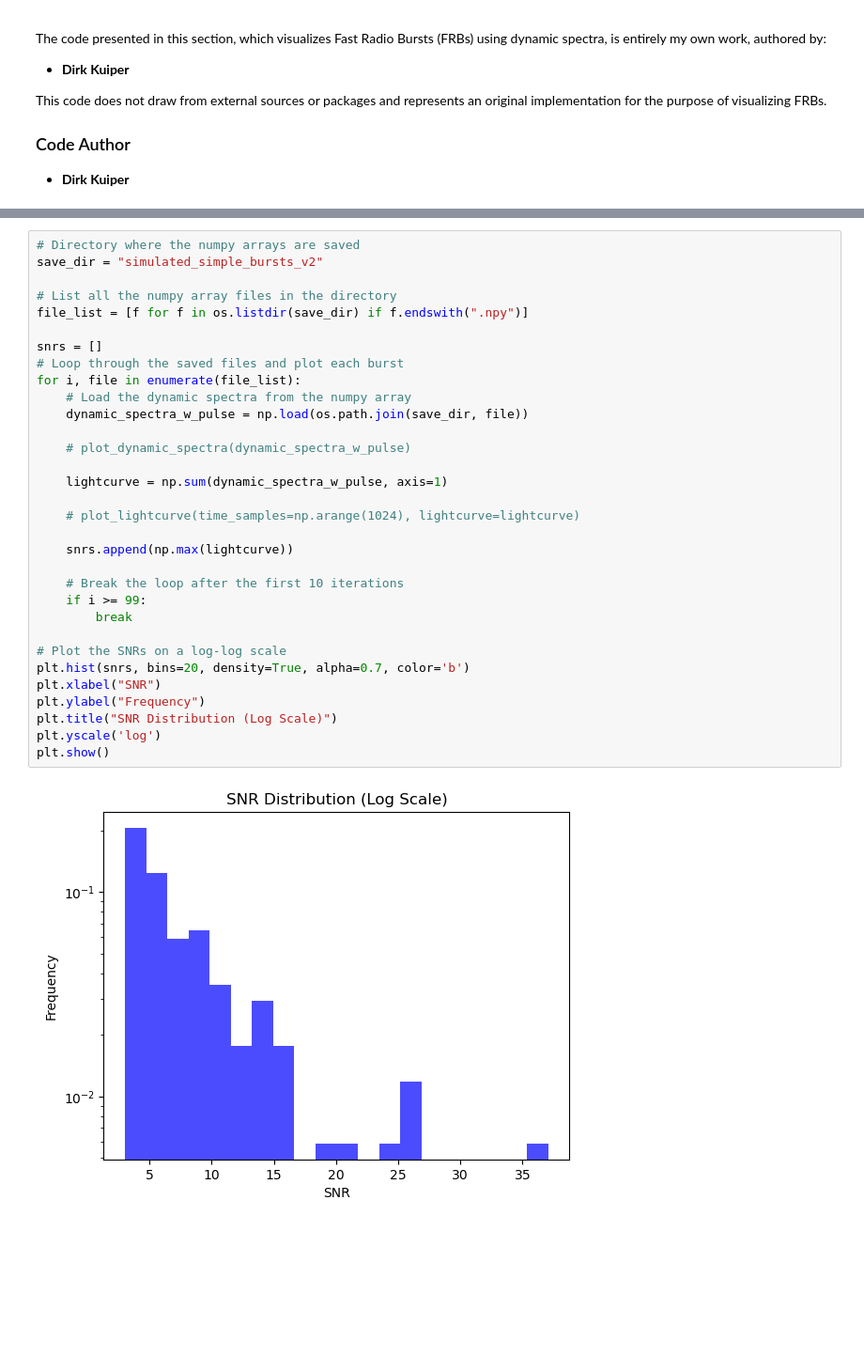
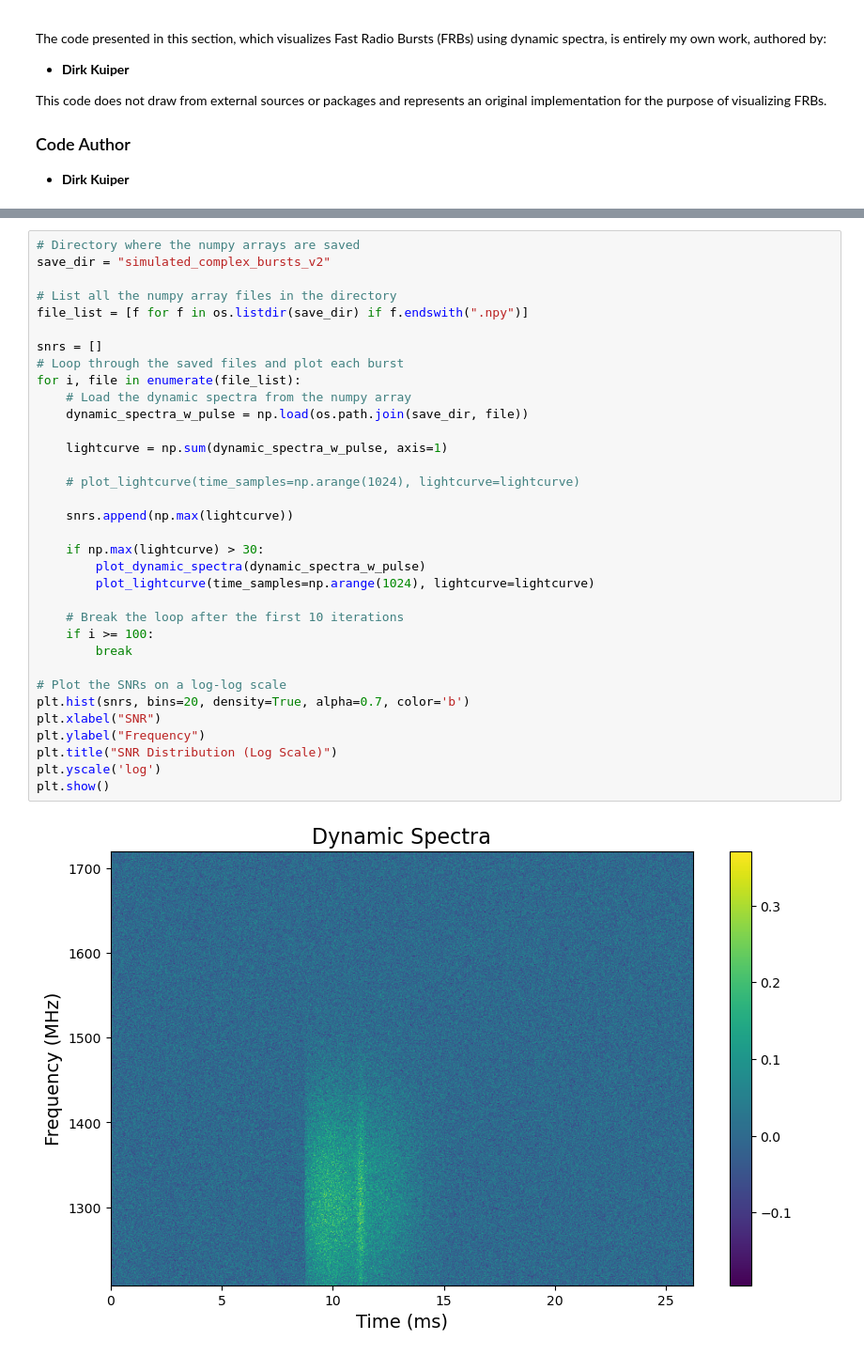
Before and after one commit to SRON-API-DataMagic/Rep_Learn_FRB, a Jupyter notebook: visualize_frbs.ipynb, the cells around one changed output, grey strips where cells are left out. Shown at 94% size. Saved outputs shown, nothing was run; the diff lists cells and outputs as text; blank space fills up the shorter version.

Commit message:
finally have complex bursts and variable names suck

```diff
--- a/visualize_frbs.ipynb
+++ b/visualize_frbs.ipynb
@@ -18,34 +17,36 @@ from scipy.stats import powerlaw
 # %%
 # Directory where the numpy arrays are saved
-save_dir = "simulated_simple_bursts_v2"
+save_dir = "simulated_complex_bursts_v2"
 
 # List all the numpy array files in the directory
 file_list = [f for f in os.listdir(save_dir) if f.endswith(".npy")]
 
 snrs = []
 # Loop through the saved files and plot each burst
 for i, file in enumerate(file_list):
     # Load the dynamic spectra from the numpy array
     dynamic_spectra_w_pulse = np.load(os.path.join(save_dir, file))
 
-    # plot_dynamic_spectra(dynamic_spectra_w_pulse)
-
     lightcurve = np.sum(dynamic_spectra_w_pulse, axis=1)
 
     # plot_lightcurve(time_samples=np.arange(1024), lightcurve=lightcurve)
 
     snrs.append(np.max(lightcurve))
 
+    if np.max(lightcurve) > 30:
+        plot_dynamic_spectra(dynamic_spectra_w_pulse)
+        plot_lightcurve(time_samples=np.arange(1024), lightcurve=lightcurve)
+
     # Break the loop after the first 10 iterations
-    if i >= 99:
+    if i >= 100:
         break
 
 # Plot the SNRs on a log-log scale
 plt.hist(snrs, bins=20, density=True, alpha=0.7, color='b')
 plt.xlabel("SNR")
 plt.ylabel("Frequency")
 plt.title("SNR Distribution (Log Scale)")
 plt.yscale('log')
 plt.show()
 # %% [output]
-[figure, old version]
+[figure, new version]
```
Also changed, not shown: parts of 2 cells of this notebook, 4 other files.
